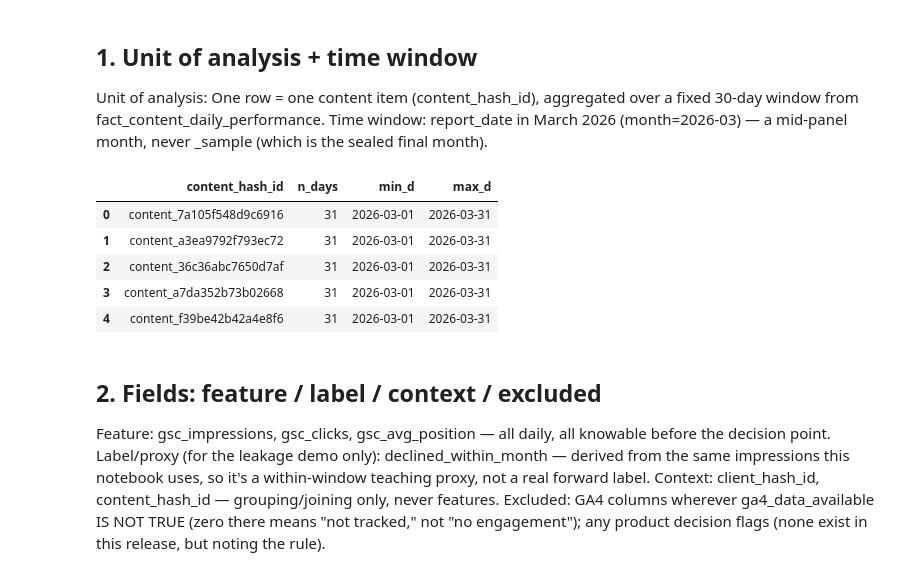
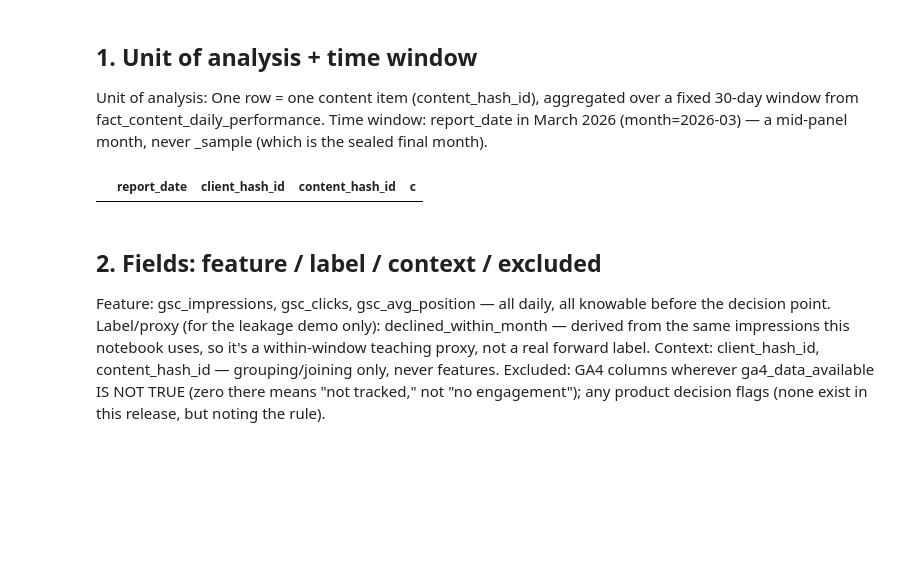
Before and after one commit to 13aakash/flyrank-ml-internship, a Jupyter notebook: work/notebooks/w03_data_contract.ipynb, the cells around one changed output. Drawn from its saved outputs; the diff is of its cells as text; code cells hidden in the pictures; blank space fills up the shorter version.

```diff
--- a/work/notebooks/w03_data_contract.ipynb
+++ b/work/notebooks/w03_data_contract.ipynb
@@ -39,21 +39,16 @@ Time window: report_date in March 2026 (month=2026-03) — a mid-panel month, ne
 # %%
 # This cell is for CODE (numbers, a query, a check).
 # Write your text answer in the cell ABOVE this one — typing sentences here breaks Run All.
-# Grain check: one row per content item over the window — should be empty
+# Grain check: one row per (report_date, client_hash_id, content_hash_id) — should be EMPTY
 con.sql(f"""
-    SELECT content_hash_id, COUNT(DISTINCT report_date) AS n_days,
-           MIN(report_date) AS min_d, MAX(report_date) AS max_d
+    SELECT report_date, client_hash_id, content_hash_id, COUNT(*) AS c
     FROM {fact_daily}
-    GROUP BY content_hash_id
+    GROUP BY report_date, client_hash_id, content_hash_id
+    HAVING c > 1
     LIMIT 5
 """).df()
 # %% [output]
-|  | content_hash_id | n_days | min_d | max_d |
-| 0 | content_7a105f548d9c6916 | 31 | 2026-03-01 | 2026-03-31 |
-| 1 | content_a3ea9792f793ec72 | 31 | 2026-03-01 | 2026-03-31 |
-| 2 | content_36c36abc7650d7af | 31 | 2026-03-01 | 2026-03-31 |
-| 3 | content_a7da352b73b02668 | 31 | 2026-03-01 | 2026-03-31 |
-| 4 | content_f39be42b42a4e8f6 | 31 | 2026-03-01 | 2026-03-31 |
+|  | report_date | client_hash_id | content_hash_id | c |
 # %% [markdown]
 ## 2. Fields: feature / label / context / excluded
 
```
Also changed, not shown: parts of 3 cells of this notebook.
